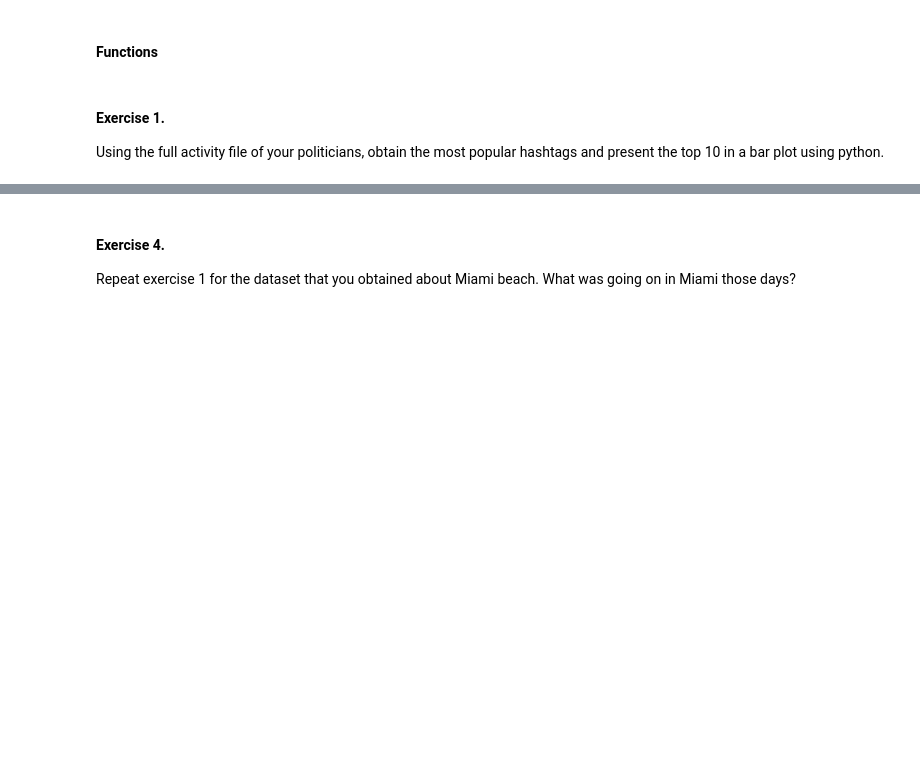
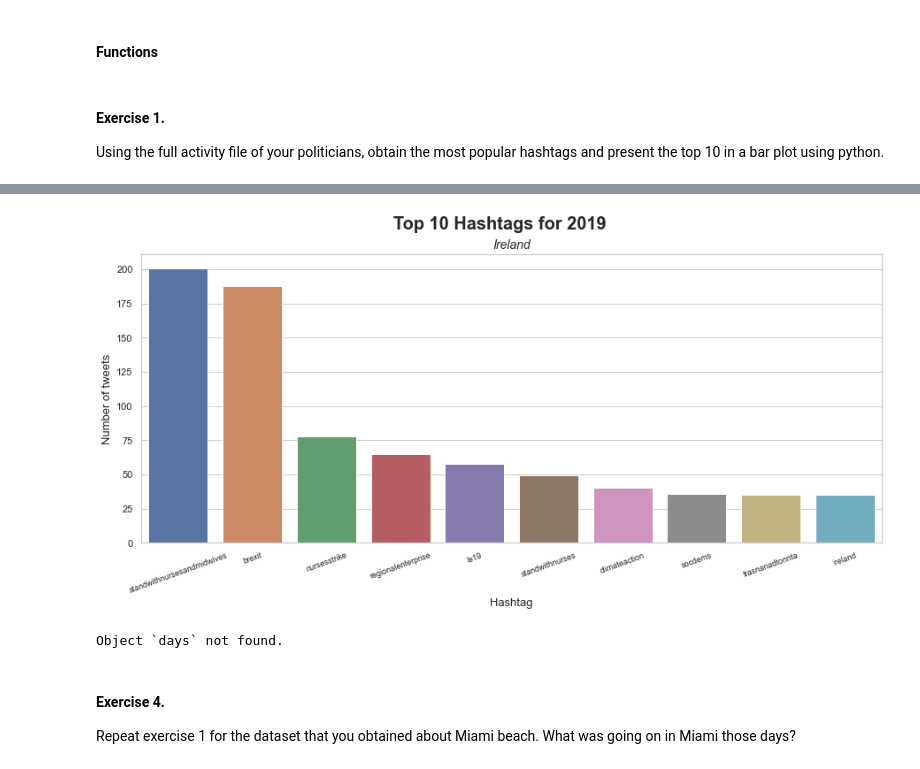
Before and after one commit to andresvBSE/TM-Twitter-PSET2, a Jupyter notebook: PST2.ipynb, the cells around one changed output, grey strips where cells are left out. Saved outputs shown, nothing was run; the diff lists cells and outputs as text; code cells hidden in the pictures; blank space fills up the shorter version.

```diff
--- a/PST2.ipynb
+++ b/PST2.ipynb
@@ -19,3 +67,14 @@ Using the full activity file of your politicians, obtain the most popular hashta
+# %%
+# Plot for 2019
+bar_plots("index", "hashtag", top10_19, "Ireland", "Top 10 Hashtags for 2019", "Hashtag", "Number of tweets")
+# %% [output]
+[figure, added]
+# %%
+#### Exercise 2.
+
+Who are the politicians that use 1 more hashtags in the time period around the elections? Consider the top 5 politicians in terms of hashtag use and plot their relative
+# %% [output]
+Object `days` not found.
 # %% [markdown]
 #### Exercise 4.
 Repeat exercise 1 for the dataset that you obtained about Miami beach. What was going on in Miami those days?
```
Also changed, not shown: parts of 3 cells of this notebook.
